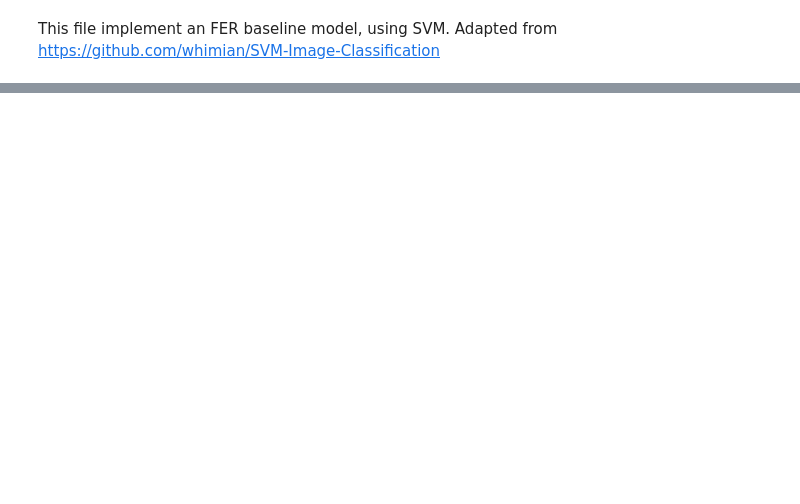
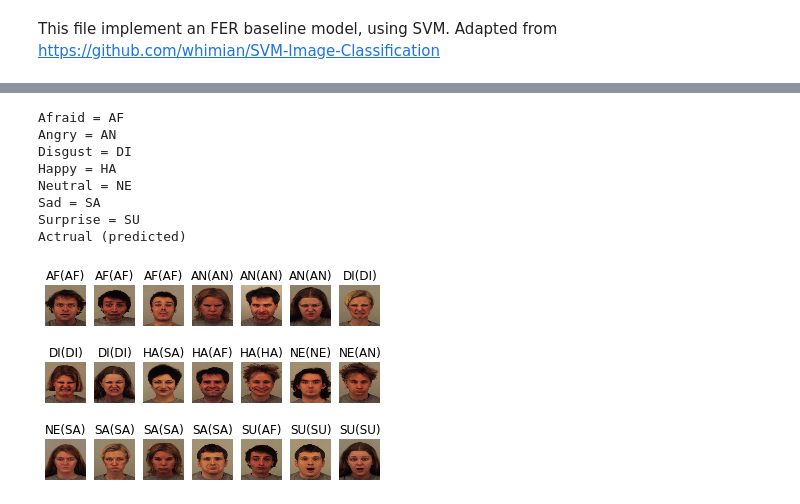
Before and after one commit to Kexin6/RECTnet, a Jupyter notebook: baseline.py.ipynb, the cells around one changed output, grey strips where cells are left out. Cells and saved outputs as stored; diff of their text form; code cells hidden in the pictures; blank space fills up the shorter version.

```diff
--- a/baseline.py.ipynb
+++ b/baseline.py.ipynb
@@ -116,0 +145,30 @@ weighted avg       0.61      0.56      0.57       147
+# %%
+new_test = load_image_files("base_img/test")
+#imgplot = plt.imshow(new_test['images'][0])
+prediction = clf.predict((new_test.data))
+emotion = ['Afraid', 'Angry', 'Disgust', 'Happy', 'Neutral', 'Sad', 'Surprise']
+abbr = ['AF','AN','DI', 'HA','NE','SA','SU']
+for i in range(len(emotion)):
+    print(emotion[i] + " = " + abbr[i])
+print("Actrual (predicted)")
+k = 0
+c = 3
+r = 7
+for i in range(r):
+    rand_list = random.sample(range(14), c)
+    for j in rand_list:
+        plt.subplot(c, r, k+1)
+        plt.title(abbr[new_test.target[14*i+j]] + "(" + abbr[prediction[14*i+j]]+ ")")
+        plt.axis('off')
+        plt.imshow(new_test['images'][14*i+j])
+        k+=1
+# %% [output]
+Afraid = AF
+Angry = AN
+Disgust = DI
+Happy = HA
+Neutral = NE
+Sad = SA
+Surprise = SU
+Actrual (predicted)
+[figure, added]
```
Also changed, not shown: parts of 10 cells of this notebook.
